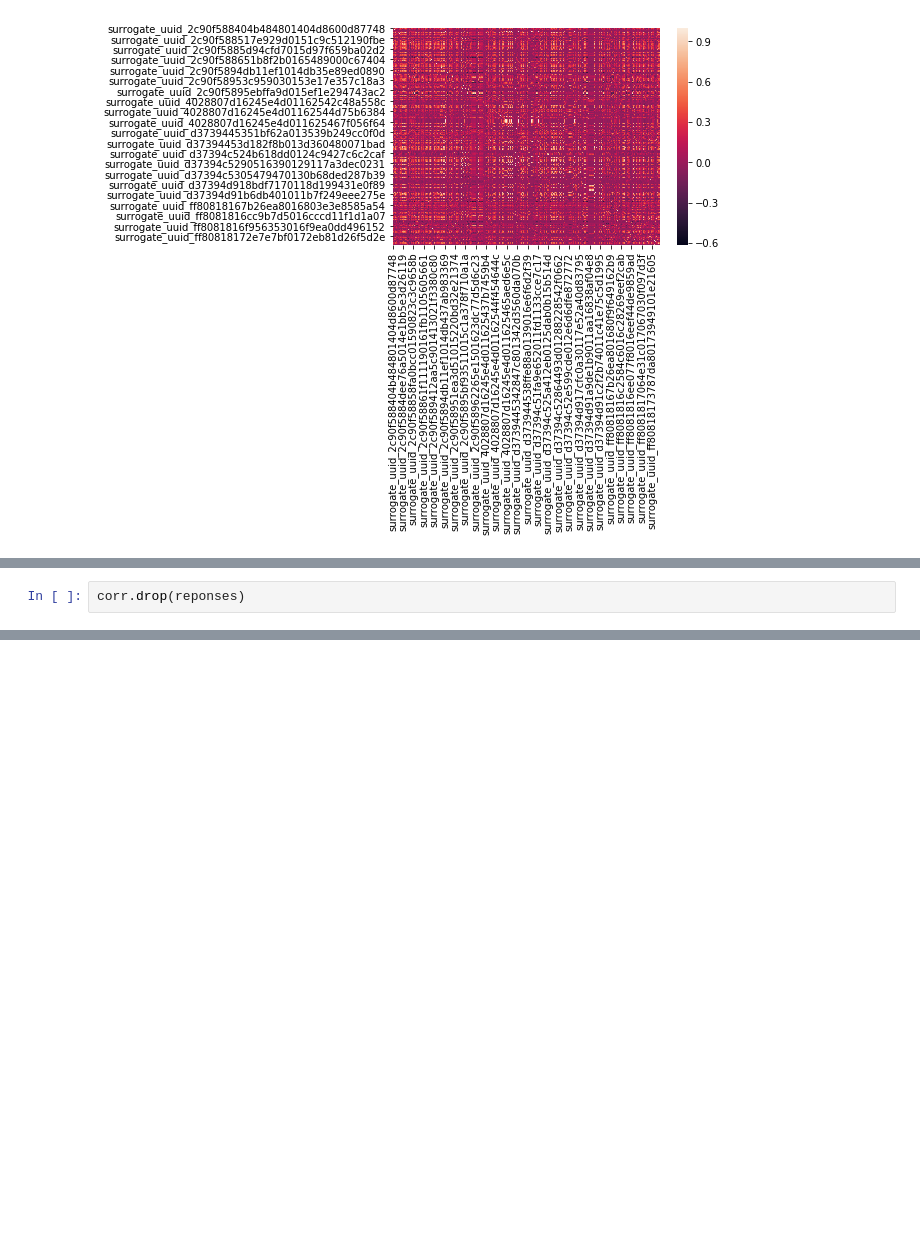
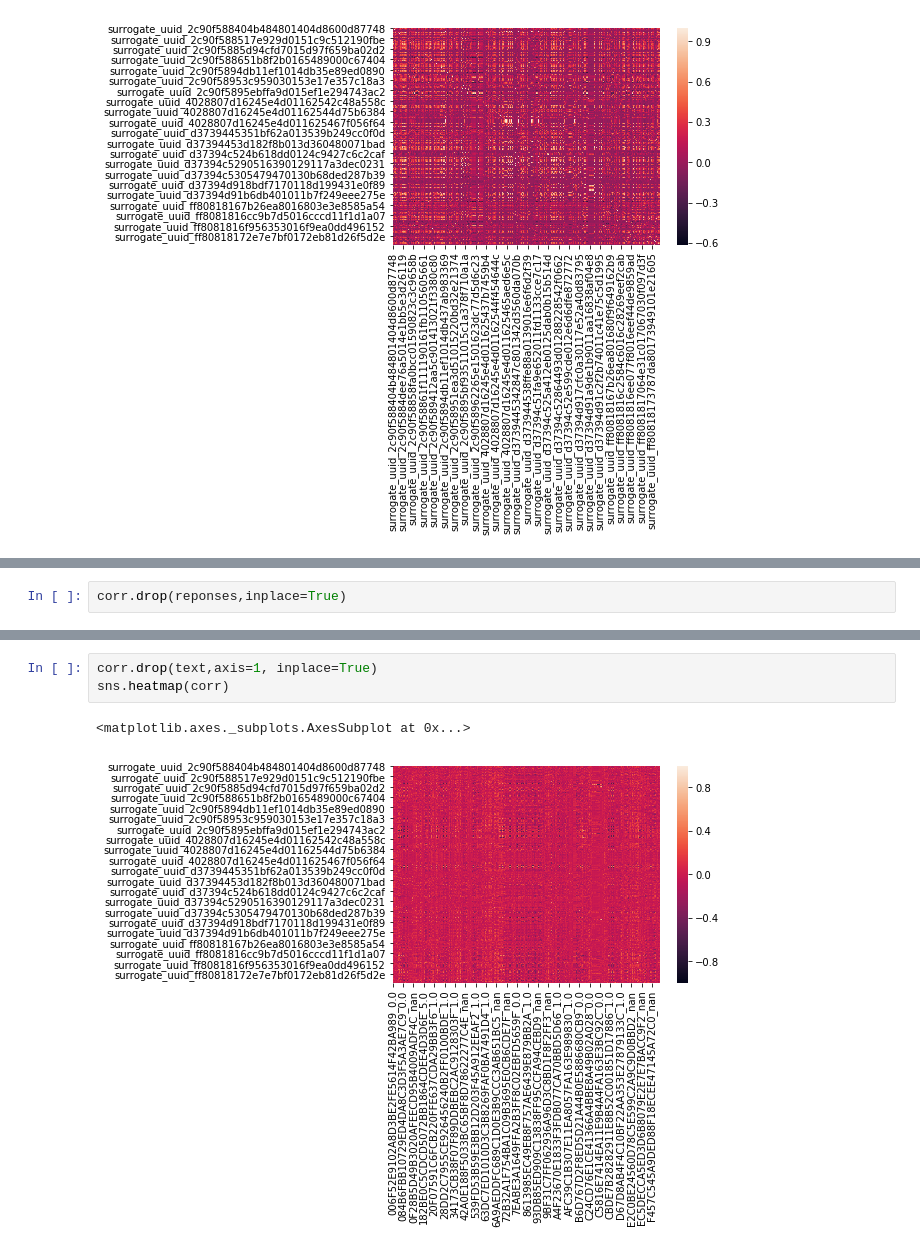
Before and after one commit to remi-vidal/StatApp, a Jupyter notebook: notebooks/corr.ipynb, the cells around one changed output, grey strips where cells are left out. Cells and saved outputs as stored; diff of their text form; blank space fills up the shorter version.

Commit message:
corr

```diff
--- a/notebooks/corr.ipynb
+++ b/notebooks/corr.ipynb
@@ -53,2 +33,2 @@ corr
 # %%
-corr.drop(reponses)
+corr.drop(reponses,inplace=True)
@@ -73,0 +35,6 @@ corr.drop(reponses)
+# %%
+corr.drop(text,axis=1, inplace=True)
+sns.heatmap(corr)
+# %% [output]
+<matplotlib.axes._subplots.AxesSubplot at 0x...>
+[figure, added]
```
Also changed, not shown: parts of 4 cells of this notebook, 4 other files.
